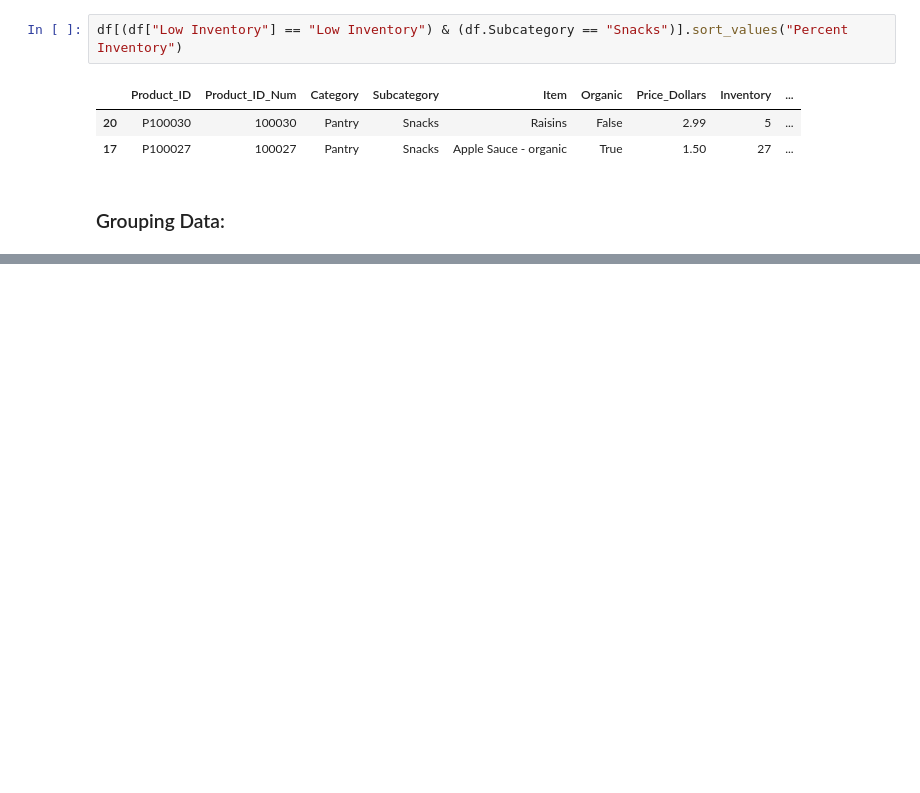
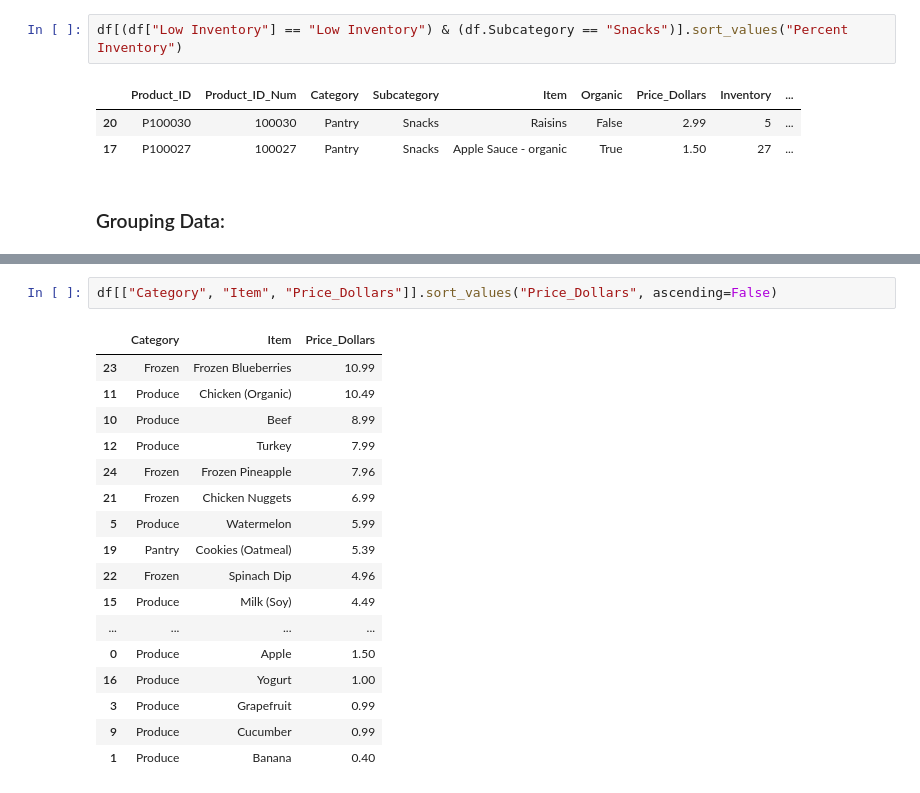
Before and after one commit to souparnabose99/data-science-360, a Jupyter notebook: exploratory-data-analysis/Code/data-exploration-and-visualization/data-exploration.ipynb, the cells around one changed output, grey strips where cells are left out. Saved outputs shown, nothing was run; the diff lists cells and outputs as text; blank space fills up the shorter version.

```diff
--- a/exploratory-data-analysis/Code/data-exploration-and-visualization/data-exploration.ipynb
+++ b/exploratory-data-analysis/Code/data-exploration-and-visualization/data-exploration.ipynb
@@ -130,0 +189,20 @@ df[(df["Low Inventory"] == "Low Inventory") & (df.Subcategory == "Snacks")].sort
+# %%
+df[["Category", "Item", "Price_Dollars"]].sort_values("Price_Dollars", ascending=False)
+# %% [output]
+|  | Category | Item | Price_Dollars |
+| 23 | Frozen | Frozen Blueberries | 10.99 |
+| 11 | Produce | Chicken (Organic) | 10.49 |
+| 10 | Produce | Beef | 8.99 |
+| 12 | Produce | Turkey | 7.99 |
+| 24 | Frozen | Frozen Pineapple | 7.96 |
+| 21 | Frozen | Chicken Nuggets | 6.99 |
+| 5 | Produce | Watermelon | 5.99 |
+| 19 | Pantry | Cookies (Oatmeal) | 5.39 |
+| 22 | Frozen | Spinach Dip | 4.96 |
+| 15 | Produce | Milk (Soy) | 4.49 |
+| ... | ... | ... | ... |
+| 0 | Produce | Apple | 1.50 |
+| 16 | Produce | Yogurt | 1.00 |
+| 3 | Produce | Grapefruit | 0.99 |
+| 9 | Produce | Cucumber | 0.99 |
+| 1 | Produce | Banana | 0.40 |
```
Also changed, not shown: parts of 7 cells of this notebook.
